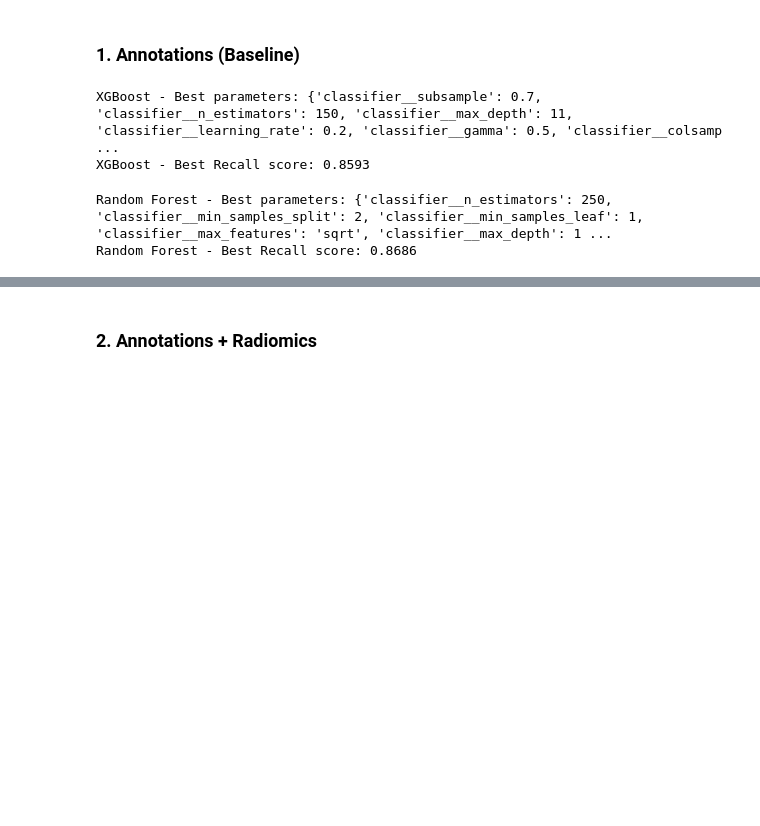
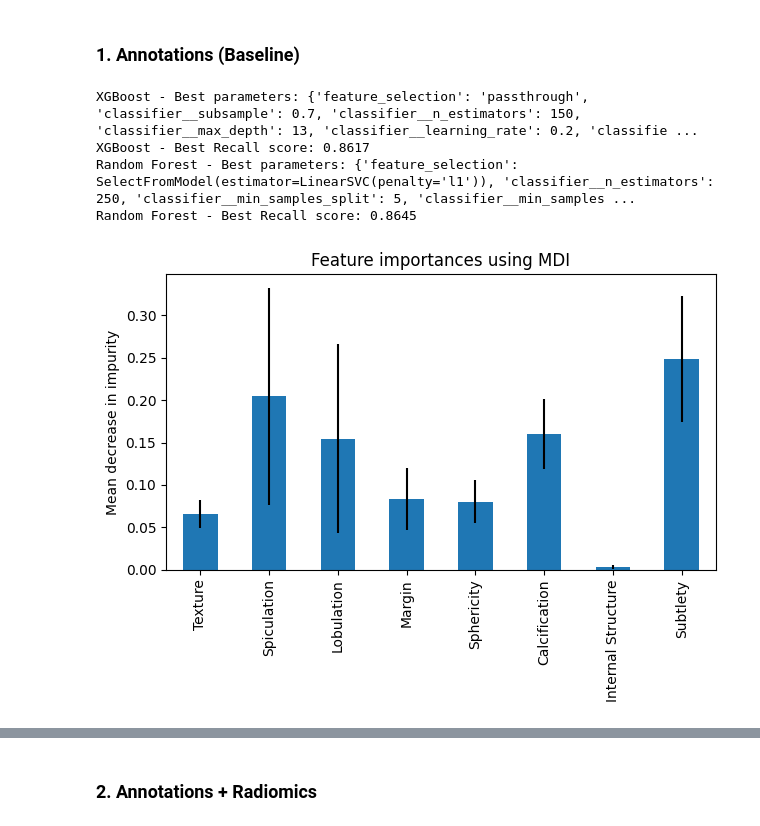
Before and after one commit to inesamorim/lung-cancer-classification, a Jupyter notebook: main.ipynb, the cells around one changed output, grey strips where cells are left out. Saved outputs shown, nothing was run; the diff lists cells and outputs as text; code cells hidden in the pictures; blank space fills up the shorter version.

```diff
--- a/main.ipynb
+++ b/main.ipynb
@@ -451,0 +479,33 @@ def tune_model(classifier, param_distributions, X, y, groups, model_name):
+# %%
+# Calculate feature importance for forest classifiers
+def plot_feature_importance(estimator, feature_names, n_top=5, n_bottom=5):
+    # Get the relevant steps
+    forest = estimator.named_steps['classifier']
+    feature_selector = estimator.named_steps['feature_selection']
+
+    # Get the boolean mask of selected features
+    selected_features_mask = feature_selector.get_support()
+
+    selected_features = feature_names[selected_features_mask]
+
+    importances = forest.feature_importances_
+    std = np.std([tree.feature_importances_ for tree in forest.estimators_], axis=0)
+
+    forest_importances = pd.DataFrame({ "importance": importances, "std": std }, index=selected_features)
+
+    if len(forest_importances) > n_top + n_bottom:
+        # Get the highest values
+        top = forest_importances.nlargest(5, "importance")
+
+        # Get the lowest values
+        bottom = forest_importances.nsmallest(5, "importance")
+
+        # Combine the results
+        forest_importances = pd.concat([top, bottom])
+
+    fig, ax = plt.subplots()
+    forest_importances["importance"].plot.bar(yerr=forest_importances["std"], ax=ax)
+    ax.set_title("Feature importances using MDI")
+    ax.set_ylabel("Mean decrease in impurity")
+    fig.tight_layout()
+    return importances, std
@@ -571,12 +651,19 @@ merged_df = merge_csvs(["annotations_ds.csv"])
 X_train, y_train, groups_train, X_test, y_test = prepare_df(merged_df)
 # %%
 # Tune models
-best_xgb_model, best_xgb_params = tune_model(XGBClassifier(eval_metric="mlogloss"), xgb_param_distributions, X_train, y_train, groups_train, "XGBoost")
-best_rf_model, best_rf_params = tune_model(RandomForestClassifier(random_state=42), rf_param_distributions, X_train, y_train, groups_train, "Random Forest")
+ann_xgb_search = tune_model(XGBClassifier(eval_metric="mlogloss"), xgb_param_distributions, X_train, y_train, groups_train, "XGBoost")
+ann_xgb = get_scores(ann_xgb_search.cv_results_, ann_xgb_search.best_index_)
+ann_rf_search = tune_model(RandomForestClassifier(random_state=42), rf_param_distributions, X_train, y_train, groups_train, "Random Forest")
+ann_rf = get_scores(ann_rf_search.cv_results_, ann_rf_search.best_index_)
 # %% [output]
-XGBoost - Best parameters: {'classifier__subsample': 0.7, 'classifier__n_estimators': 150, 'classifier__max_depth': 11, 'classifier__learning_rate': 0.2, 'classifier__gamma': 0.5, 'classifier__colsamp ...
-XGBoost - Best Recall score: 0.8593
+XGBoost - Best parameters: {'feature_selection': 'passthrough', 'classifier__subsample': 0.7, 'classifier__n_estimators': 150, 'classifier__max_depth': 13, 'classifier__learning_rate': 0.2, 'classifie ...
+XGBoost - Best Recall score: 0.8617
+Random Forest - Best parameters: {'feature_selection': SelectFromModel(estimator=LinearSVC(penalty='l1')), 'classifier__n_estimators': 250, 'classifier__min_samples_split': 5, 'classifier__min_samples ...
+Random Forest - Best Recall score: 0.8645
-Random Forest - Best parameters: {'classifier__n_estimators': 250, 'classifier__min_samples_split': 2, 'classifier__min_samples_leaf': 1, 'classifier__max_features': 'sqrt', 'classifier__max_depth': 1 ...
-Random Forest - Best Recall score: 0.8686
+# %%
+feature_names = X_train.columns
+_ = plot_feature_importance(ann_rf_search.best_estimator_, feature_names)
+# %% [output]
+[figure, added]
 # %%
 models = [
```
Also changed, not shown: parts of 34 cells of this notebook, 1 other file.
